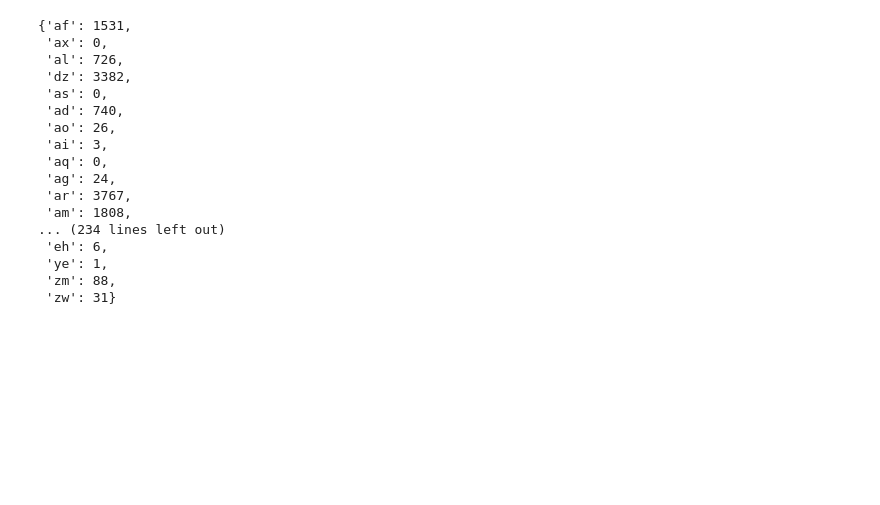
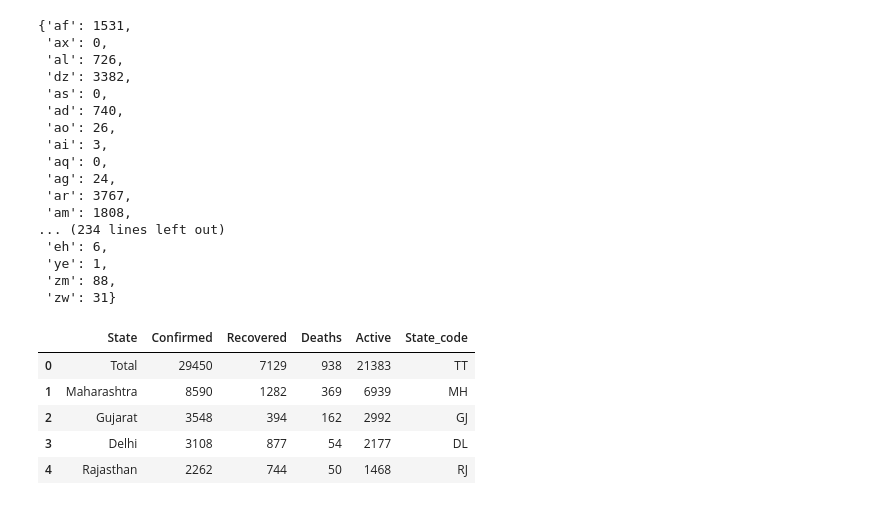
Before and after one commit to bhargavyagnik/Covid19, a Jupyter notebook: Tracker.ipynb, the cells around one changed output. Cells and saved outputs as stored; diff of their text form; code cells hidden in the pictures; blank space fills up the shorter version.

```diff
--- a/Tracker.ipynb
+++ b/Tracker.ipynb
@@ -254,0 +258,9 @@ world_dict
+# %%
+df.head()
+# %% [output]
+|  | State | Confirmed | Recovered | Deaths | Active | State_code |
+| 0 | Total | 29450 | 7129 | 938 | 21383 | TT |
+| 1 | Maharashtra | 8590 | 1282 | 369 | 6939 | MH |
+| 2 | Gujarat | 3548 | 394 | 162 | 2992 | GJ |
+| 3 | Delhi | 3108 | 877 | 54 | 2177 | DL |
+| 4 | Rajasthan | 2262 | 744 | 50 | 1468 | RJ |
```
Also changed, not shown: parts of 3 cells of this notebook, 19 other files.
